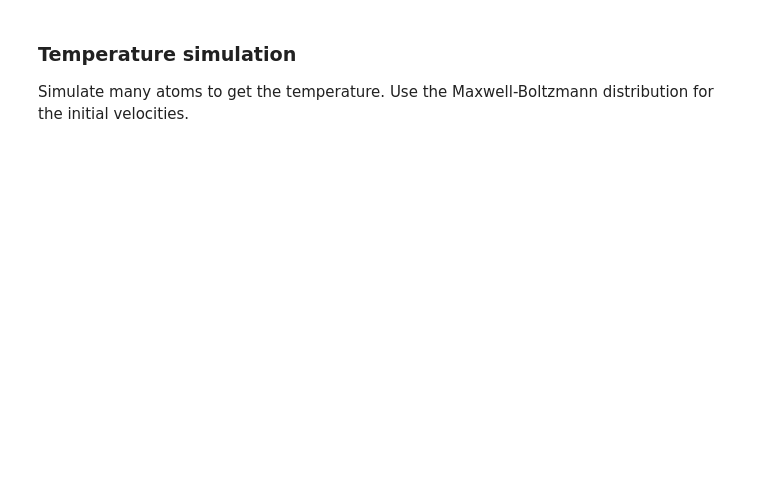
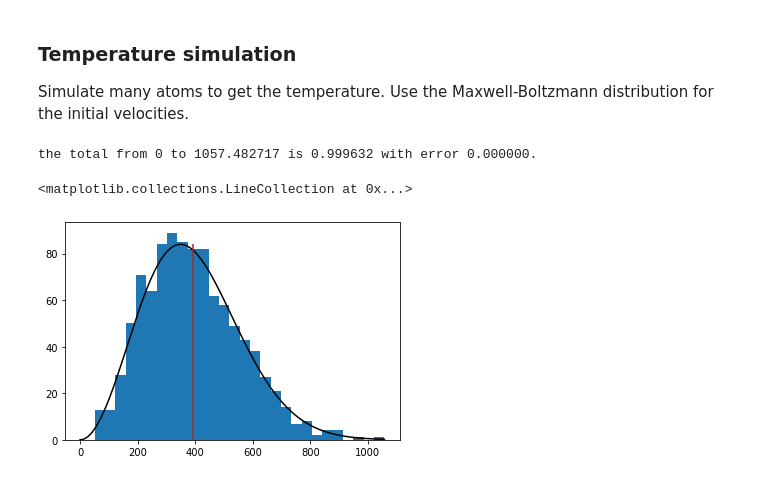
Before and after one commit to bdalfavero/lcsim, a Jupyter notebook: mot.ipynb, the cells around one changed output. Saved outputs shown, nothing was run; the diff lists cells and outputs as text; code cells hidden in the pictures; blank space fills up the shorter version.

```diff
--- a/mot.ipynb
+++ b/mot.ipynb
@@ -82,3 +85,44 @@ ax_fp[1].plot(X[int(X.shape[0]/2), :],
 ### Temperature simulation
 
 Simulate many atoms to get the temperature. Use the Maxwell-Boltzmann distribution for the initial velocities.
+# %%
+# test sampling of M-B distribution
+t0 = 300
+k = 1.38e-23
+
+# the maxwell distribution in scipy has a form
+# f(x) = sqrt(2/pi) x^2 exp(-x^2 / 2)
+# we must correct for this using a constant.
+# cf Schroeder pg 244
+# x^2 = mv^2 / kT => v = sqrt(kT / m) x
+
+n_sample = 1000
+x = stat.maxwell.rvs(size=n_sample)
+c = atom.mass / (k * t0)
+v = sqrt(1 / c) * x
+
+f = lambda v: (c / (2 * np.pi)) ** (1.5) \
+    * (4 * np.pi) * v ** 2 * np.exp(-0.5 * c * v**2)
+v_anly = np.linspace(0, np.amax(v), num=300)
+f_anly = np.zeros(v_anly.size)
+for i in range(v_anly.size):
+    f_anly[i] = f(v_anly[i])
+
+v_avg = sqrt(8 * k * t0 / (np.pi * atom.mass))
+
+# integrate to confirm distribution is correctly normalized
+total, err = intg.quad(f, 0.0, np.amax(v))
+print("the total from 0 to %f is %f with error %f.\n" % (np.amax(v), total, err))
+
+n_bins = 28
+norm = 0.5 * n_sample * np.amax(v) \
+    / n_bins * (f(v_avg) + f(v_avg + np.amax(v) / n_bins)) \
+    / np.amax(f_anly)
+fig_mb, ax_mb = plt.subplots()
+ax_mb.hist(v, bins=n_bins)
+ax_mb.plot(v_anly, norm * f_anly, 'k-')
+ax_mb.vlines(v_avg, 0.0, np.amax(f_anly) * norm, colors='brown')
+# %% [output]
+the total from 0 to 1057.482717 is 0.999632 with error 0.000000.
+<matplotlib.collections.LineCollection at 0x...>
+[figure, added]
```
Also changed, not shown: parts of 6 cells of this notebook.
